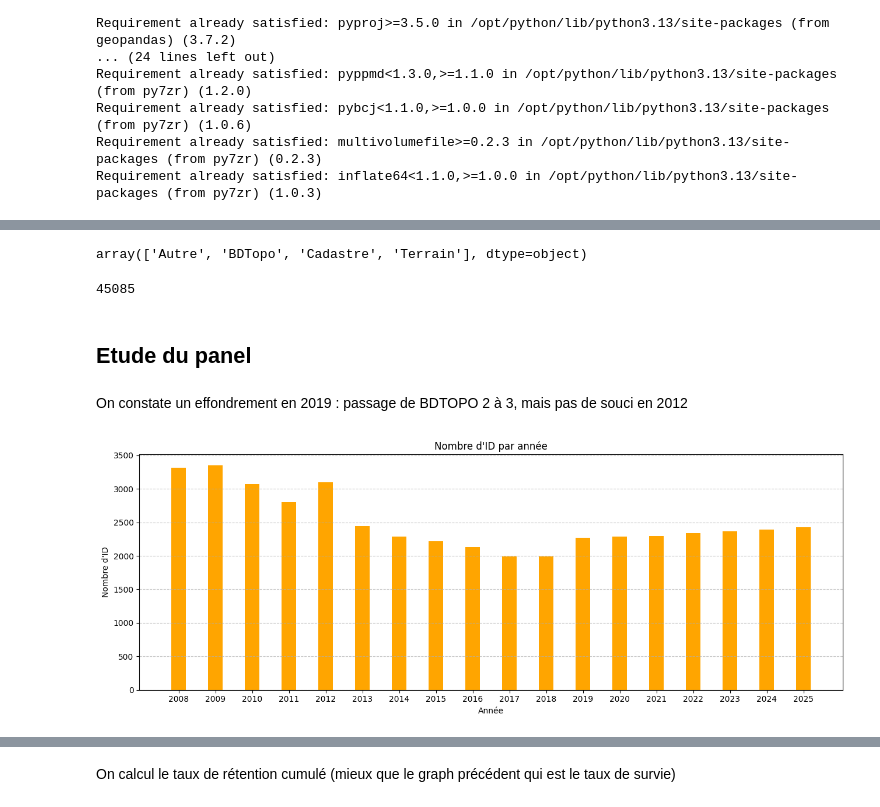
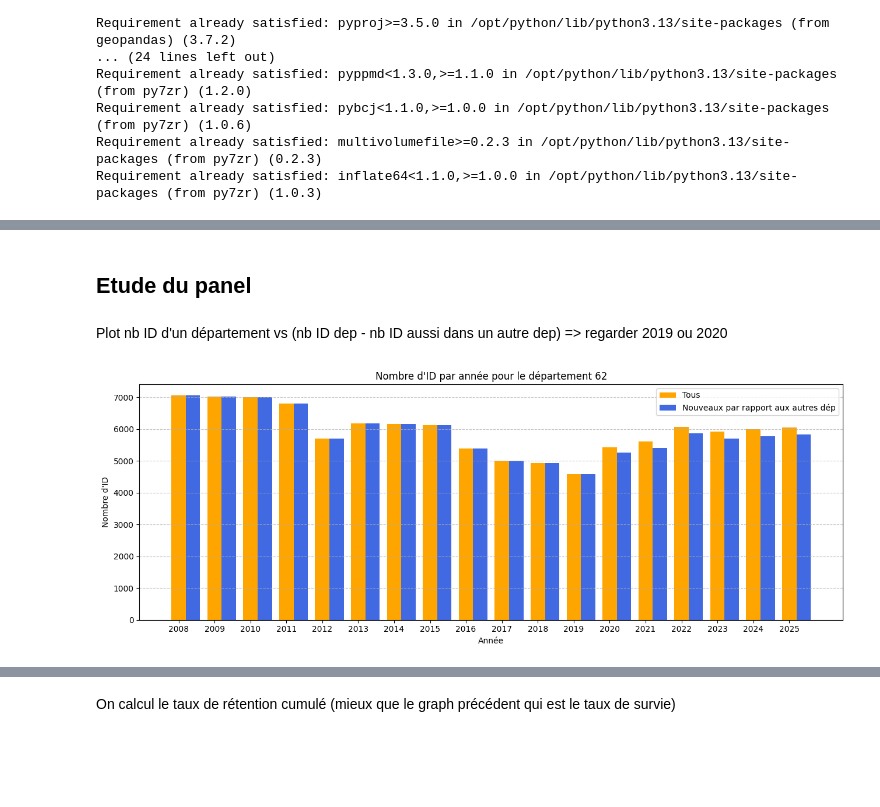
Before and after one commit to xdalp/projet3A, a Jupyter notebook: stat_desc.ipynb, the cells around one changed output, grey strips where cells are left out. Saved outputs shown, nothing was run; the diff lists cells and outputs as text; code cells hidden in the pictures; blank space fills up the shorter version.

```diff
--- a/stat_desc.ipynb
+++ b/stat_desc.ipynb
@@ -50,5 +56,4 @@ from fonctions import download_to_SSPCloud
 # %%
-gdf=load_gpkg("BDTOPO/BDTOPO_BATI_merge_dep_61_80.gpkg")
-gdf['Dep'] = gdf['Dep'].astype(int)
-#gdf=gdf[gdf['Dep'].isin([71,63,74,77,67,73,68,76,69])]
+gdf=load_gpkg("BDTOPO/BDTOPO_BATI_merge_dep_all_1000m3.gpkg")
+sauv=gdf.copy()
 # %% [output]
@@ -63,36 +73,40 @@ gdf=sauv.copy()
+# %%
+gdf=gdf[gdf['Dep'].isin([59,2,80,62])]
 # %%
-gdf[gdf['Annee']<2019]['ORIGIN_BAT'].unique()
+gdf= gdf[gdf.geometry.area > 1000]
-# %% [output]
-array(['Autre', 'BDTopo', 'Cadastre', 'Terrain'], dtype=object)
-# %%
-gdf = gdf[
-    (gdf["Dep"] == 63) #&
-    #(gdf["ORIGIN_BAT"].isin(["Imagerie aérienne", "BDTopo"]))
-    #(gdf["ORIGIN_BAT"].isin(["Cadastre"]))
-]
-
-gdf=gdf[gdf.geometry.area > 1000].copy()
-#gdf=gdf[gdf["Dep"] == 62]
-# %% [output]
-45085
 # %% [markdown]
 ## Etude du panel
 # %% [markdown]
-On constate un effondrement en 2019 : passage de BDTOPO 2 à 3, mais pas de souci en 2012
+Plot nb ID d'un département vs (nb ID dep - nb ID aussi dans un autre dep) => regarder 2019 ou 2020
 # %%
-counts = gdf.groupby('Annee')['ID'].count() # ou .count() si tu veux compter les lignes
-counts_large = gdf[gdf.geometry.area > 1000].groupby('Annee')['ID'].count()
+import numpy as np
+import matplotlib.pyplot as plt
 
-# Afficher le graphique
+dep_target = 62
+counts = gdf[gdf['Dep'] == dep_target].groupby('Annee')['ID'].count()
+counts_new = []
+gdf_other = gdf[gdf['Dep'] != dep_target]
+annees = sorted(counts.index)
+
+for annee_t in annees:
+    ids_t = set(gdf[(gdf['Dep']==dep_target) & (gdf['Annee']==annee_t)]['ID'])
+    ids_prev_other = set(gdf_other[gdf_other['Annee'] < annee_t]['ID'])
+    ids_new = ids_t - ids_prev_other
+    counts_new.append(len(ids_new))
+
+# Graphique
+x = np.array(annees)
+offset = 0.4
 plt.figure(figsize=(13,5))
-#plt.bar(counts.index, counts.values, width=0.4, label='Tous', color='skyblue')
-plt.bar(counts_large.index, counts_large.values, width=0.4, label='U2', color='orange')
-plt.title("Nombre d'ID par année")
+plt.bar(x, counts.values, width=0.4, label='Tous', color='orange')
+plt.bar(x + offset, counts_new, width=0.4, label='Nouveaux par rapport aux autres dép', color='royalblue')
+plt.title(f"Nombre d'ID par année pour le département {dep_target}")
 plt.xlabel("Année")
 plt.ylabel("Nombre d'ID")
 plt.grid(axis='y', linestyle='--', alpha=0.7)
-plt.xticks(counts.index)
+plt.xticks(annees)
+plt.legend()
 plt.tight_layout()
 plt.show()
 # %% [output]
-[figure, old version]
+[figure, new version]
```
Also changed, not shown: parts of 19 cells of this notebook, 1 other file.
